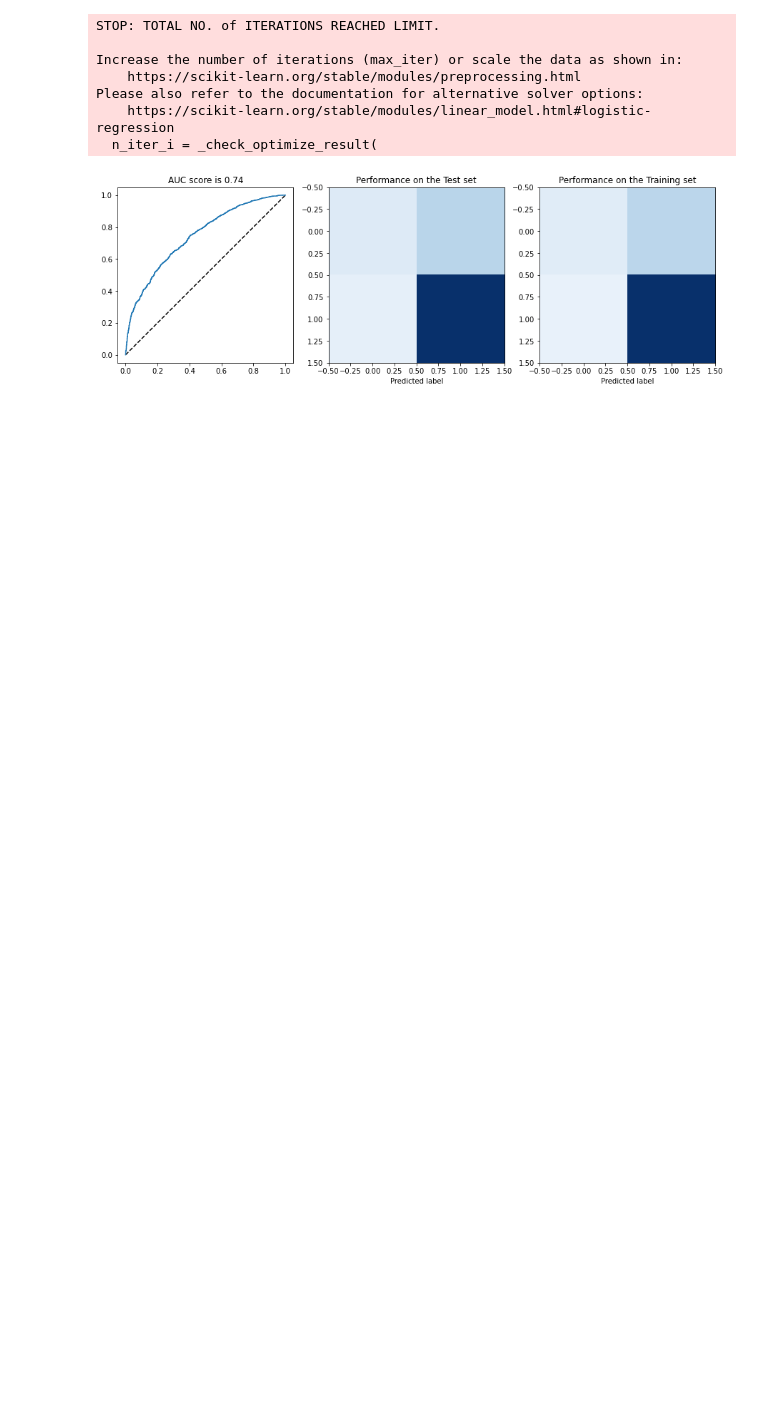
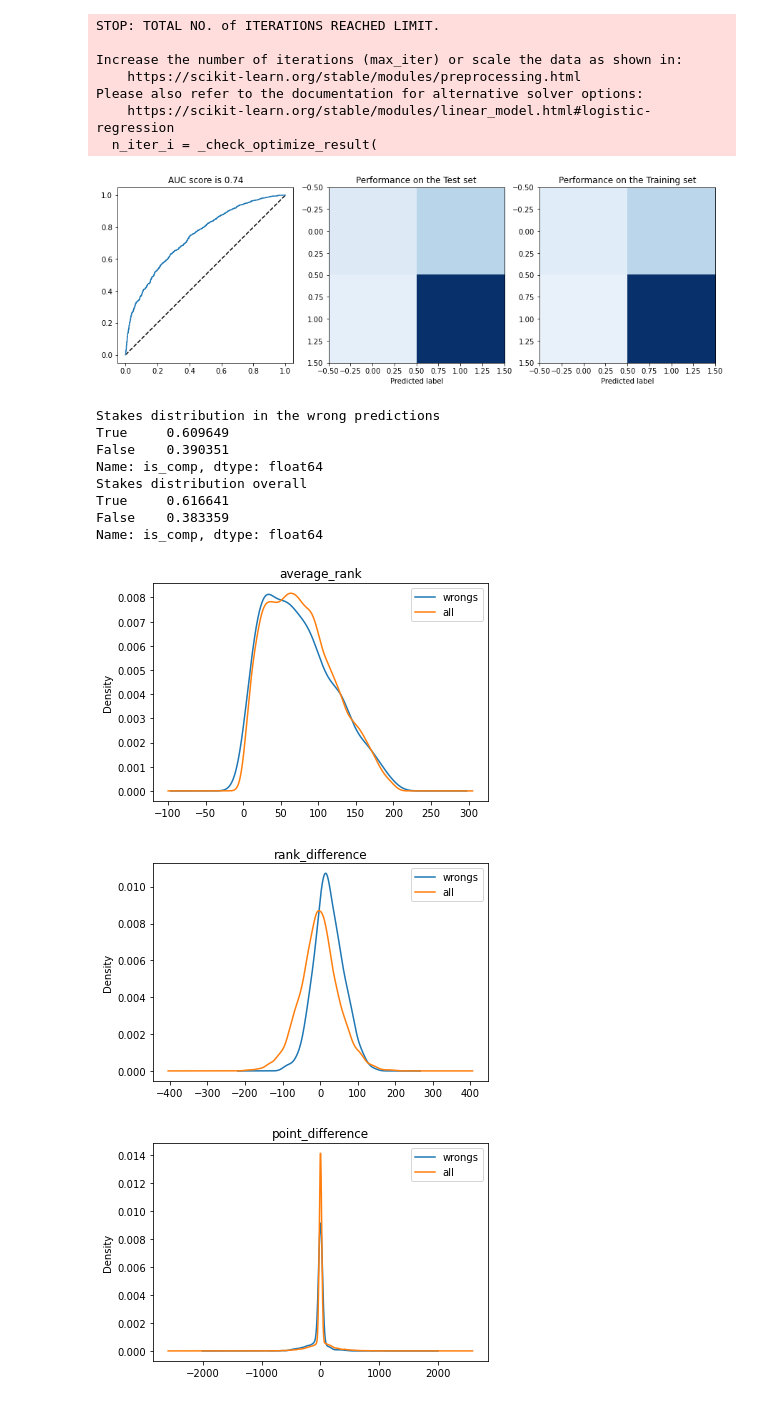
Before and after one commit to Edidas02/wc2022, a Jupyter notebook: wc2022.ipynb, the cells around one changed output. Cells and saved outputs as stored; diff of their text form; code cells hidden in the pictures; blank space fills up the shorter version.

```diff
--- a/wc2022.ipynb
+++ b/wc2022.ipynb
@@ -42,7 +45,7 @@ matches['average_rank'] = (matches['rank_home'] + matches['rank_away'])/2
 matches['point_difference'] = matches['weighted_points_home'] - matches['weighted_points_away']
 matches['score_difference'] = matches['home_score'] - matches['away_score']
 matches['is_won'] = matches['score_difference'] >= 0  #assume win if draw and look at other features
-matches['is_stake'] = matches['tournament'] != 'Friendly'  #don't want friendly matches
+matches['is_comp'] = matches['tournament'] != 'Friendly'  #don't want friendly matches
 # %%
 from sklearn import linear_model
 from sklearn import ensemble
@@ -51,7 +54,7 @@ from sklearn.metrics import confusion_matrix, roc_curve, roc_auc_score
 from sklearn.pipeline import Pipeline
 from sklearn.preprocessing import PolynomialFeatures
 
-X, y = matches.loc[:,['average_rank', 'rank_difference', 'point_difference', 'is_stake']], matches['is_won']
+X, y = matches.loc[:,['average_rank', 'rank_difference', 'point_difference', 'is_comp']], matches['is_won']
 X_train, X_test, y_train, y_test = train_test_split(
     X, y, test_size=0.2, random_state=42)  #create the train and test(0.2) splits
 
@@ -94,6 +97,33 @@ Please also refer to the documentation for alternative solver options:
     https://scikit-learn.org/stable/modules/linear_model.html#logistic-regression
   n_iter_i = _check_optimize_result(
 [figure]
+# %%
+features = ['average_rank', 'rank_difference', 'point_difference']
+wrongs = y_test != model.predict(X_test)
+
+for feature in features:
+    plt.figure()
+    plt.title(feature)
+    X_test.loc[wrongs, feature].plot.kde()
+    X.loc[:, feature].plot.kde()
+    plt.legend(['wrongs', 'all'])
+
+print("Stakes distribution in the wrong predictions")
+print(X_test.loc[wrongs, 'is_comp'].value_counts() / wrongs.sum())
+print("Stakes distribution overall")
+print(X['is_comp'].value_counts() / X.shape[0])
+# %% [output]
+Stakes distribution in the wrong predictions
+True     0.609649
+False    0.390351
+Name: is_comp, dtype: float64
+Stakes distribution overall
+True     0.616641
+False    0.383359
+Name: is_comp, dtype: float64
+[figure, added]
+[figure, added]
+[figure, added]
 # %%
 # let's define a small margin when we safer to predict draw then win
 margin = 0.05
```
Also changed, not shown: parts of 5 cells of this notebook.
